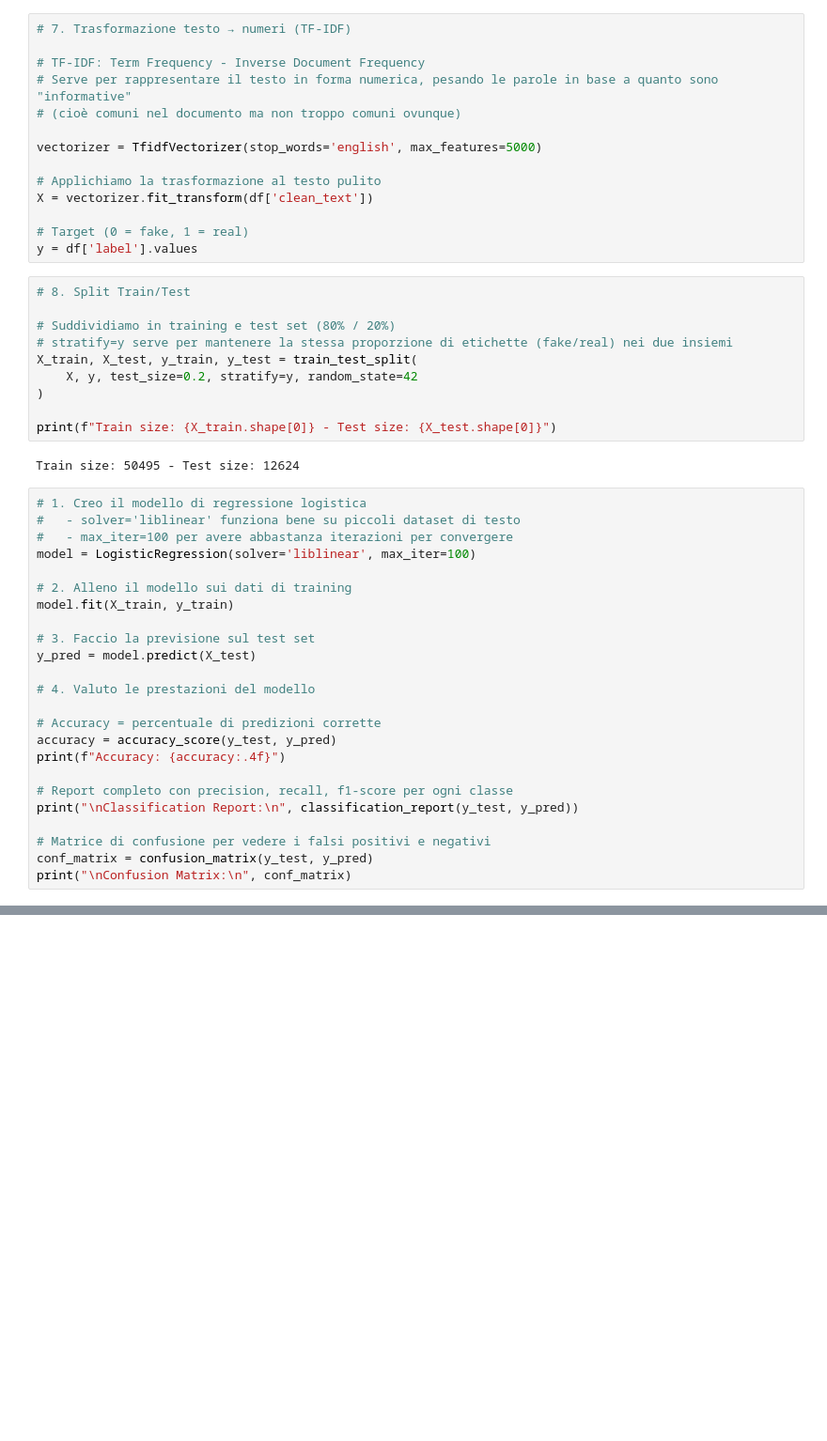
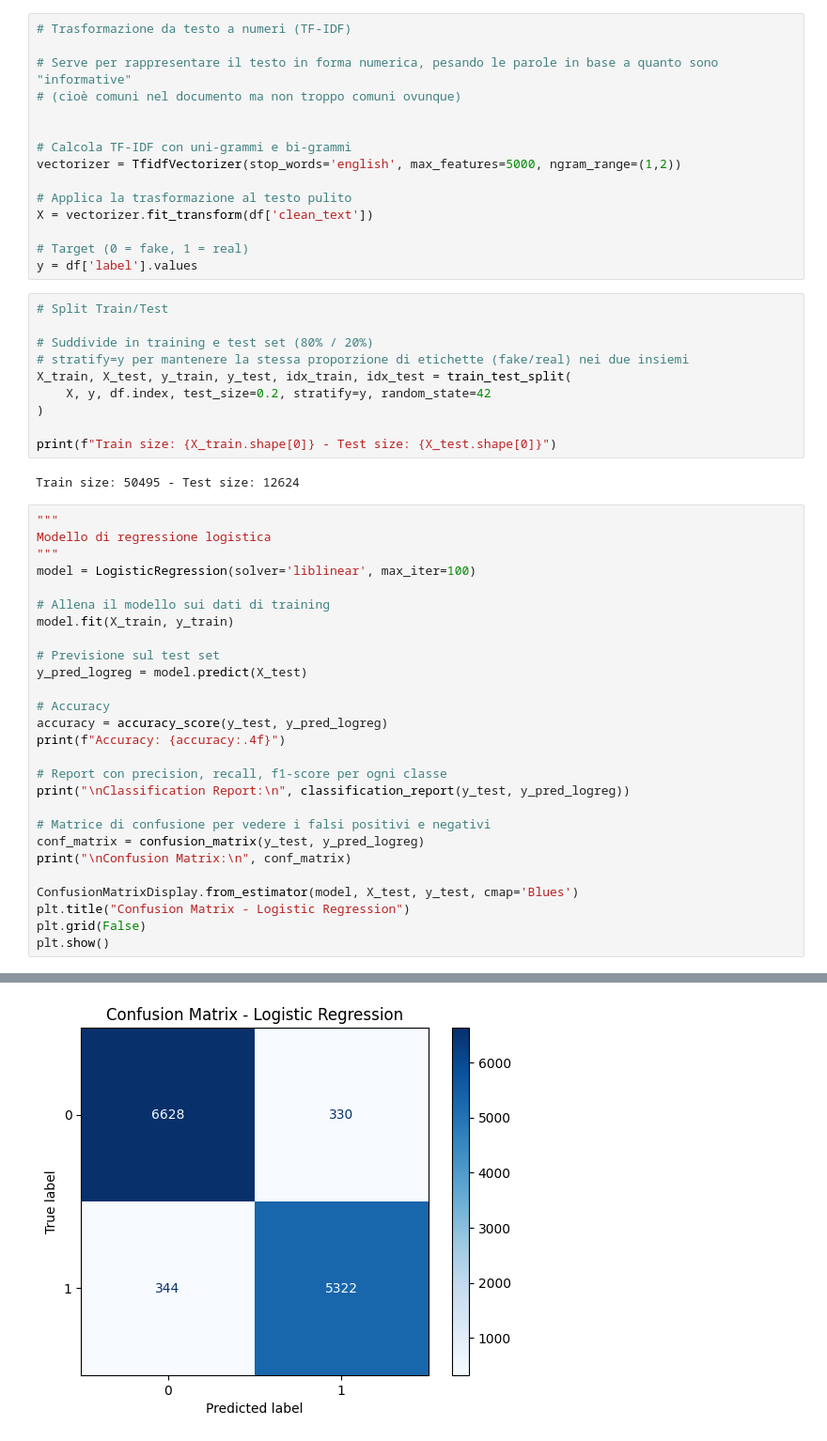
Before and after one commit to esterdegiosa03/fake-news-detection, a Jupyter notebook: prog_ml.ipynb, the cells around one changed output, grey strips where cells are left out. Shown: that part at 94% size. Drawn from its saved outputs; the diff is of its cells as text; blank space fills up the shorter version.

```diff
--- a/prog_ml.ipynb
+++ b/prog_ml.ipynb
@@ -100,52 +103,56 @@ def clean_text(text):
 df['clean_text'] = df['full_text'].apply(clean_text)
 # %%
-# 7. Trasformazione testo → numeri (TF-IDF)
+# Trasformazione da testo a numeri (TF-IDF)
 
-# TF-IDF: Term Frequency - Inverse Document Frequency
 # Serve per rappresentare il testo in forma numerica, pesando le parole in base a quanto sono "informative"
 # (cioè comuni nel documento ma non troppo comuni ovunque)
 
-vectorizer = TfidfVectorizer(stop_words='english', max_features=5000)
 
-# Applichiamo la trasformazione al testo pulito
+# Calcola TF-IDF con uni-grammi e bi-grammi
+vectorizer = TfidfVectorizer(stop_words='english', max_features=5000, ngram_range=(1,2))
+
+# Applica la trasformazione al testo pulito
 X = vectorizer.fit_transform(df['clean_text'])
 
 # Target (0 = fake, 1 = real)
 y = df['label'].values
 # %%
-# 8. Split Train/Test
+# Split Train/Test
 
-# Suddividiamo in training e test set (80% / 20%)
-# stratify=y serve per mantenere la stessa proporzione di etichette (fake/real) nei due insiemi
-X_train, X_test, y_train, y_test = train_test_split(
-    X, y, test_size=0.2, stratify=y, random_state=42
+# Suddivide in training e test set (80% / 20%)
+# stratify=y per mantenere la stessa proporzione di etichette (fake/real) nei due insiemi
+X_train, X_test, y_train, y_test, idx_train, idx_test = train_test_split(
+    X, y, df.index, test_size=0.2, stratify=y, random_state=42
 )
 
 print(f"Train size: {X_train.shape[0]} - Test size: {X_test.shape[0]}")
 # %% [output]
 Train size: 50495 - Test size: 12624
 # %%
-# 1. Creo il modello di regressione logistica
-#   - solver='liblinear' funziona bene su piccoli dataset di testo
-#   - max_iter=100 per avere abbastanza iterazioni per convergere
+"""
+Modello di regressione logistica
+"""
 model = LogisticRegression(solver='liblinear', max_iter=100)
 
-# 2. Alleno il modello sui dati di training
+# Allena il modello sui dati di training
 model.fit(X_train, y_train)
 
-# 3. Faccio la previsione sul test set
-y_pred = model.predict(X_test)
+# Previsione sul test set
+y_pred_logreg = model.predict(X_test)
 
-# 4. Valuto le prestazioni del modello
-
-# Accuracy = percentuale di predizioni corrette
-accuracy = accuracy_score(y_test, y_pred)
+# Accuracy
+accuracy = accuracy_score(y_test, y_pred_logreg)
 print(f"Accuracy: {accuracy:.4f}")
 
-# Report completo con precision, recall, f1-score per ogni classe
-print("\nClassification Report:\n", classification_report(y_test, y_pred))
+# Report con precision, recall, f1-score per ogni classe
+print("\nClassification Report:\n", classification_report(y_test, y_pred_logreg))
 
 # Matrice di confusione per vedere i falsi positivi e negativi
-conf_matrix = confusion_matrix(y_test, y_pred)
+conf_matrix = confusion_matrix(y_test, y_pred_logreg)
 print("\nConfusion Matrix:\n", conf_matrix)
+
+ConfusionMatrixDisplay.from_estimator(model, X_test, y_test, cmap='Blues')
+plt.title("Confusion Matrix - Logistic Regression")
+plt.grid(False)
+plt.show()
 # %% [output]
@@ -167,0 +175 @@ Confusion Matrix:
+[figure, added]
```
Also changed, not shown: parts of 18 cells of this notebook.
